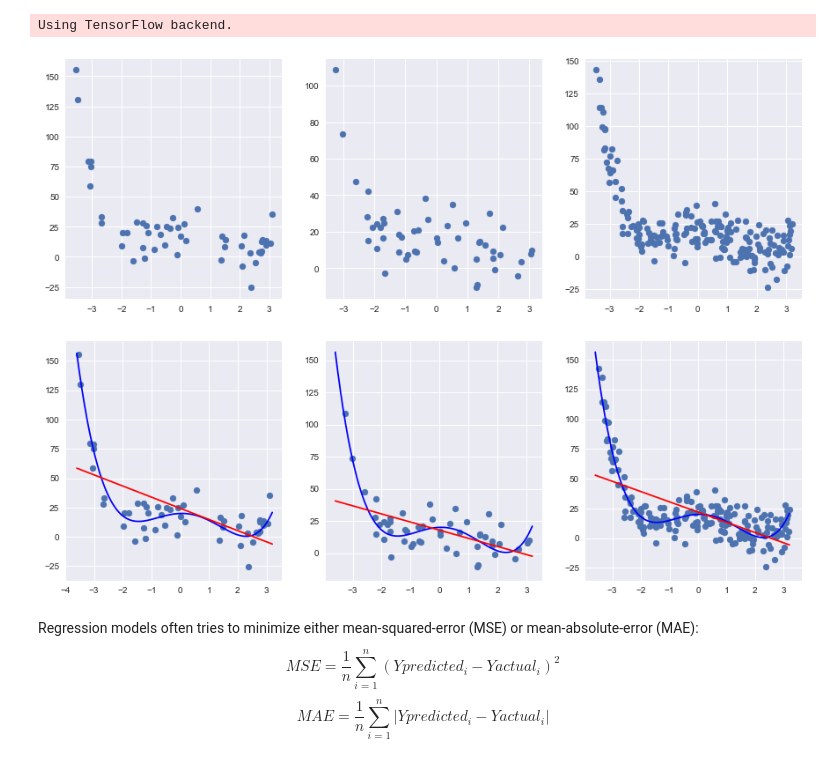
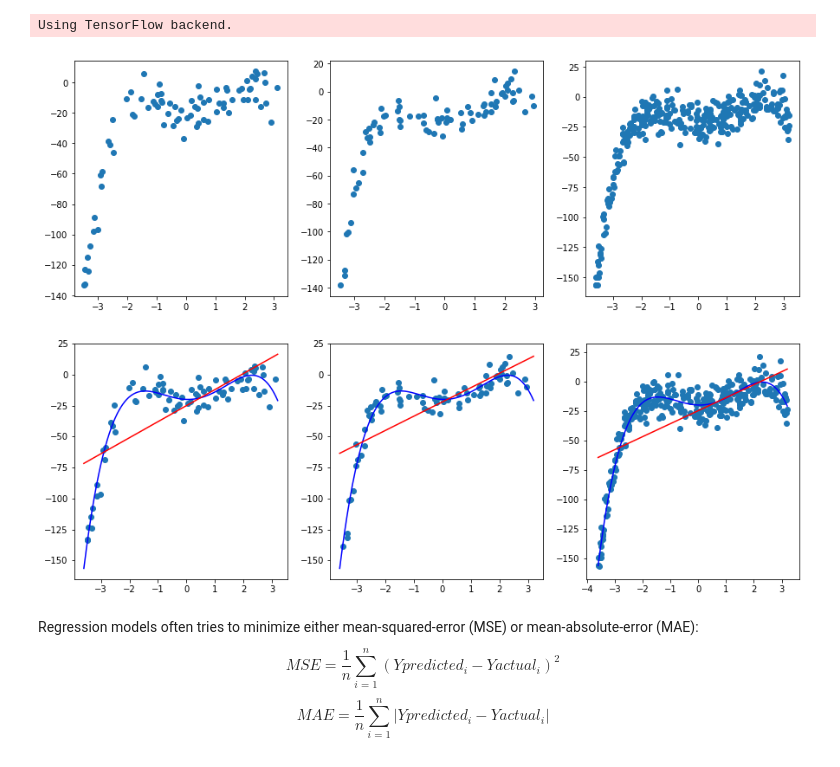
Before and after one commit to sonho2008/datascience, a Jupyter notebook: Regression_and_bias_variance_tradeoff.ipynb, the cells around one changed output. Saved outputs shown, nothing was run; the diff lists cells and outputs as text; code cells hidden in the pictures.

```diff
--- a/Regression_and_bias_variance_tradeoff.ipynb
+++ b/Regression_and_bias_variance_tradeoff.ipynb
@@ -16,7 +22,7 @@ import models
 Using TensorFlow backend.
 # %%
 def signal_func(x):
-    return (np.power(x,4) -1.2*np.power(x, 3) - 6.55*np.power(x,2)+ 0.75*x +20)
+    return -(np.power(x,4) -1.2*np.power(x, 3) - 6.55*np.power(x,2)+ 0.75*x +20)
 def noise(scale, size):
     return np.random.normal(scale=scale, size=size)
 def generate_xy(xlow, xhi, size, noise_scale):
@@ -26,8 +32,8 @@ def generate_xy(xlow, xhi, size, noise_scale):
     y = y.reshape([-1, 1]); x = x.reshape([-1,1])
     return x, y, domain
 
-size=50
-noise_scale=10.0
+size=80
+noise_scale=8.0
 xlow= -3.6
 xhi=3.2
 x, y, domain = generate_xy(xlow=xlow, xhi=xhi, size=size, noise_scale=noise_scale)
@@ -40,30 +46,29 @@ for i in [0,1,2]:
     pass
 ax[0].scatter(x,y); ax[1].scatter(x2,y2); ax[2].scatter(x3,y3); plt.show()
 # %% [output]
-[figure, old version]
+[figure, new version]
 # %%
-def train_and_plot(m1, x, y, ax, epochs=400):
-    m1.fit(x,y)
+def train_and_plot(m1, x, y, ax):
+    m1.fit(x,y.flatten())
     ax.plot(domain, signal_func(domain), c='blue');
     ax.plot(domain, m1.predict(domain), c='red');
     ax.scatter(x,y)
     return
 # %%
-params = {'ModelClass':models.LinearRegression}
-nnr = models.SklearnRegressor(**params)
+nnr = LinearRegression()
 fig, ax = plt.subplots(1,3, figsize=(15,5))
 train_and_plot(nnr, x3, y3, ax[2])
 train_and_plot(nnr, x, y, ax[0])
 train_and_plot(nnr, x2, y2, ax[1])
 plt.show()
 
 #---------------------- Linear Regression -----------------------------------------
 #------"Find me a linear function that minimize MSE" ------------------------------
 #----------------------------------------------------------------------------------
 #---------------------- UNDER-FITTING, HIGH BIAS LOW VARIANCE ---------------------
 #---------------------- model is too "simple" -------------------------------------
 # %% [output]
-[figure, old version]
+[figure, new version]
 # %% [markdown]
 Regression models often tries to minimize either mean-squared-error (MSE) or mean-absolute-error (MAE):
 $$MSE = \frac{1}{n}\sum_{i=1}^{n} (Ypredicted_i - Yactual_i)^2$$
```
Also changed, not shown: parts of 11 cells of this notebook, 1 other file.
